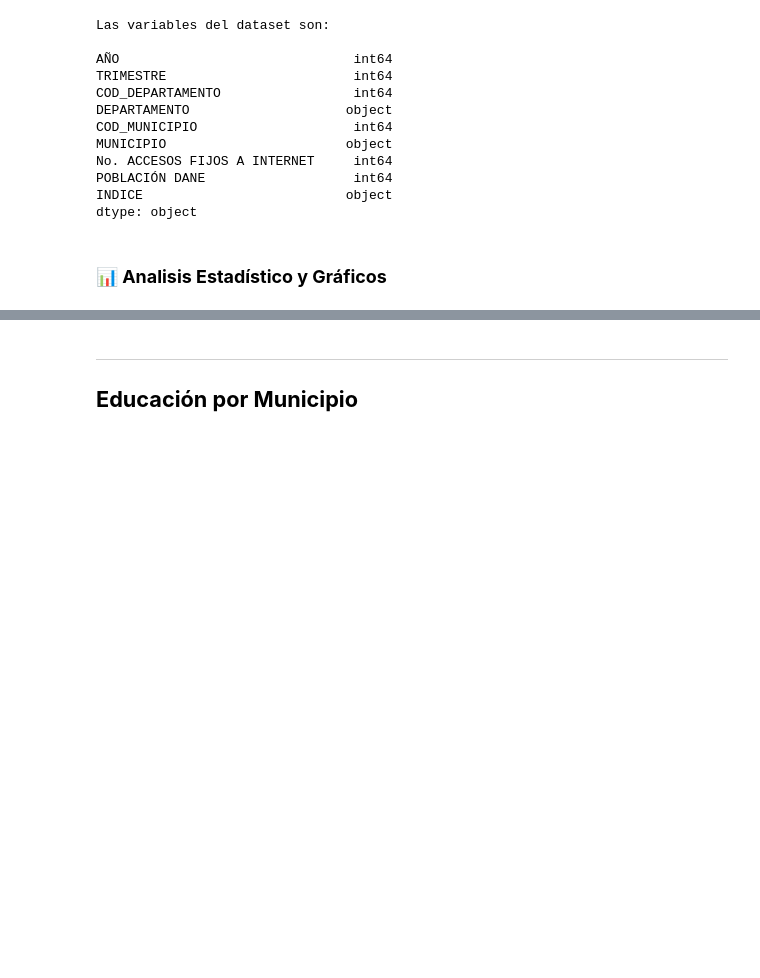
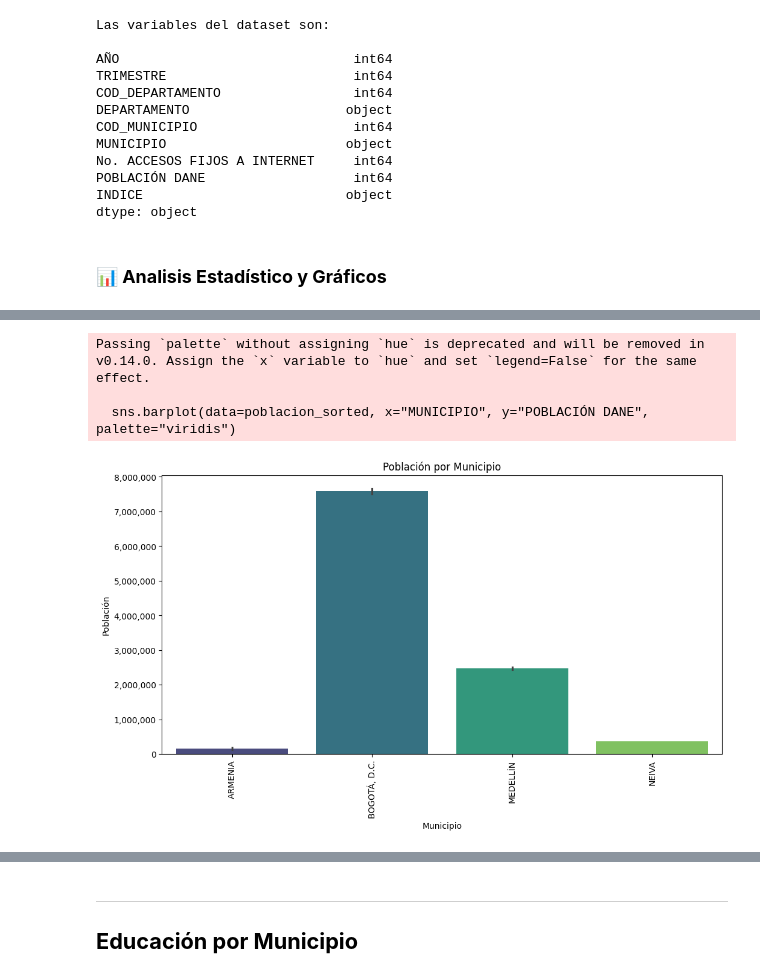
Before and after one commit to JuanParias29/BigDataProcessingProject, a Jupyter notebook: Entrega_Proyecto_1.ipynb, the cells around one changed output, grey strips where cells are left out. Saved outputs shown, nothing was run; the diff lists cells and outputs as text; code cells hidden in the pictures; blank space fills up the shorter version.

```diff
--- a/Entrega_Proyecto_1.ipynb
+++ b/Entrega_Proyecto_1.ipynb
@@ -265,0 +269,17 @@ dtype: float64
+# %%
+#Población por municipios
+poblacion_sorted = internet.copy()
+plt.figure(figsize=(12, 6))
+sns.barplot(data=poblacion_sorted, x="MUNICIPIO", y="POBLACIÓN DANE", palette="viridis")
+plt.xticks(rotation=90)
+plt.xlabel("Municipio")
+plt.ylabel("Población")
+plt.title("Población por Municipio")
+plt.ticklabel_format(style="plain", axis="y")
+plt.gca().yaxis.set_major_formatter(mticker.FuncFormatter(lambda x, _: f'{int(x):,}'))
+plt.show()
+# %% [output]
+Passing `palette` without assigning `hue` is deprecated and will be removed in v0.14.0. Assign the `x` variable to `hue` and set `legend=False` for the same effect.
+
+  sns.barplot(data=poblacion_sorted, x="MUNICIPIO", y="POBLACIÓN DANE", palette="viridis")
+[figure, added]
```
Also changed, not shown: parts of 105 cells of this notebook.
